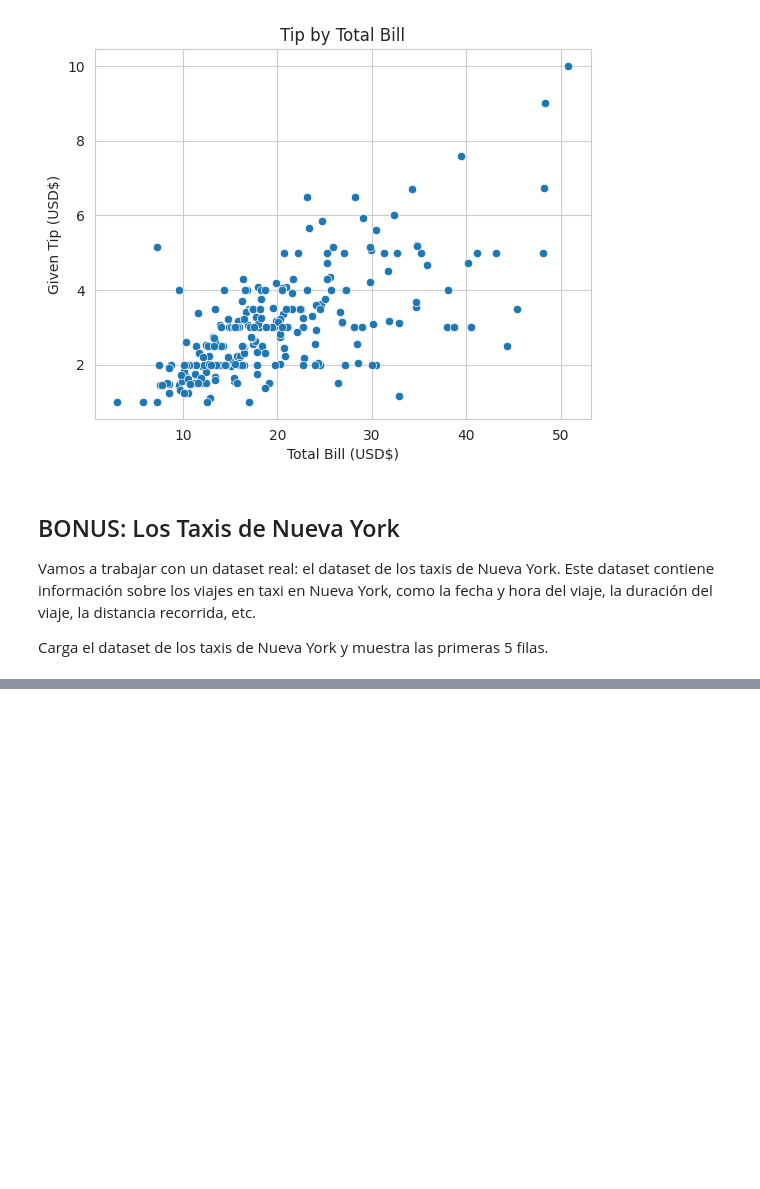
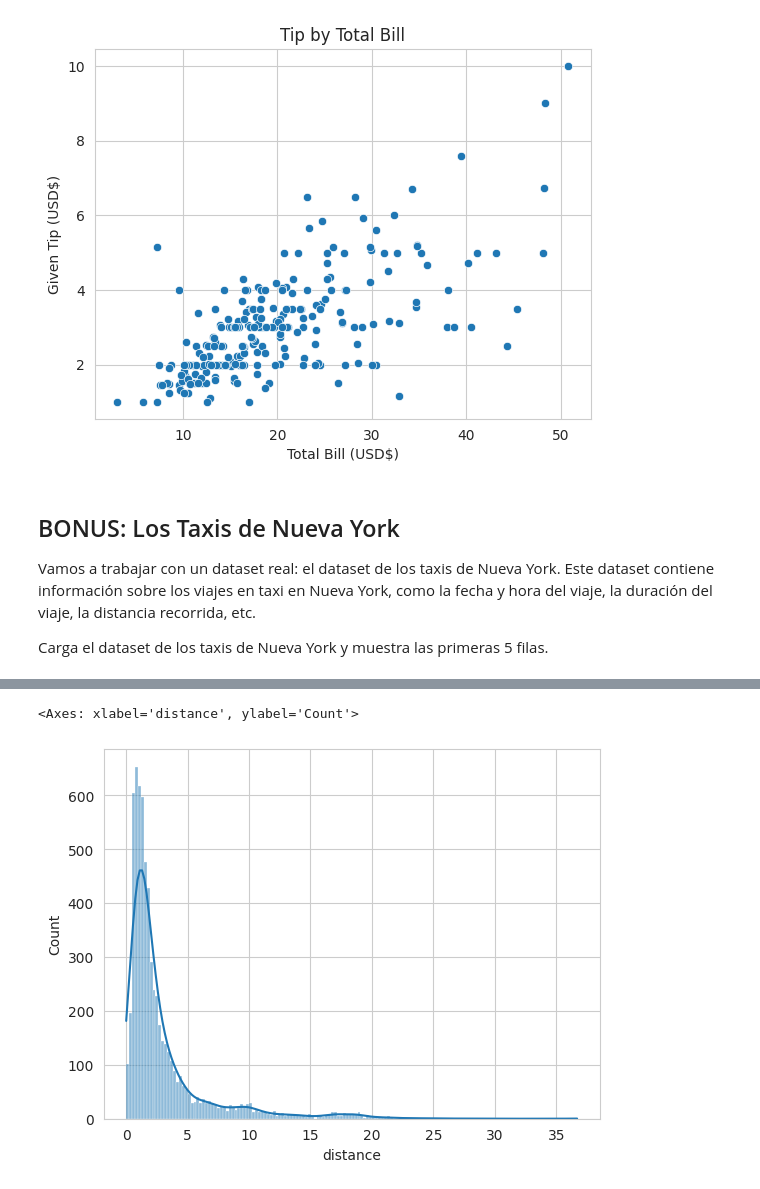
Before and after one commit to aletej96/Python-classes, a Jupyter notebook: Notebooks/LESSON III-INTRO TO MATPLOTLIB Y SEABORN.ipynb, the cells around one changed output, grey strips where cells are left out. Saved outputs shown, nothing was run; the diff lists cells and outputs as text; code cells hidden in the pictures; blank space fills up the shorter version.

Commit message:
Add taxi exercise

```diff
--- a/Notebooks/LESSON III-INTRO TO MATPLOTLIB Y SEABORN.ipynb
+++ b/Notebooks/LESSON III-INTRO TO MATPLOTLIB Y SEABORN.ipynb
@@ -380,3 +381,9 @@ Responde a las siguientes preguntas:
 - ¿Hay diferencias en las tarifas totales dependiendo del color del taxi?
 - ¿Cuánto se paga en peajes según el borough de destino?
 - ¿Cuál es la distancia media de los viajes según el borough de destino ?
+# %%
+#¿Cómo se distribuyen las distancias de los viajes?
+sns.histplot(x="distance", kde= True, data = taxis_df)
+# %% [output]
+<Axes: xlabel='distance', ylabel='Count'>
+[figure, added]
```
Also changed, not shown: parts of 15 cells of this notebook.
